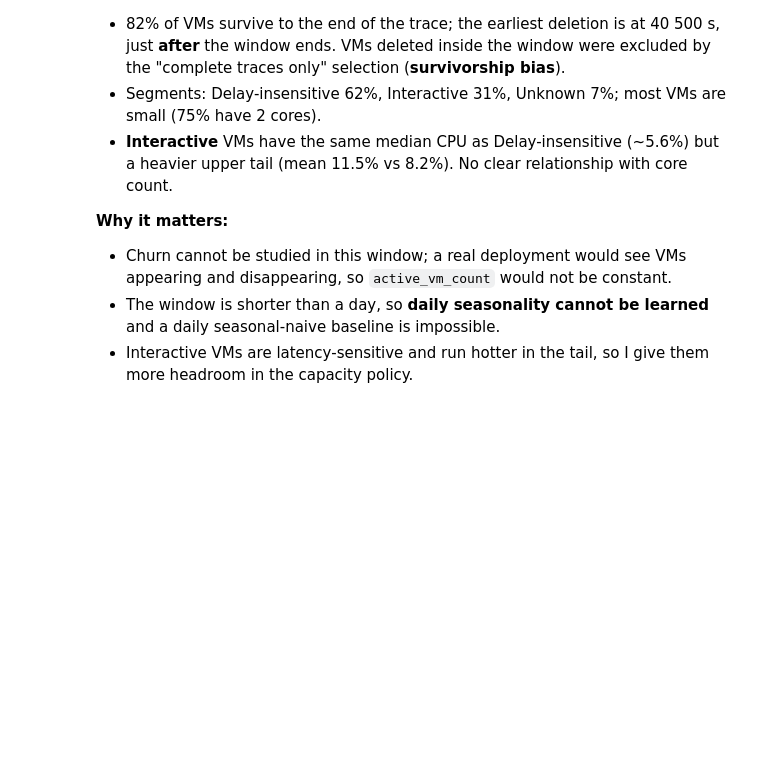
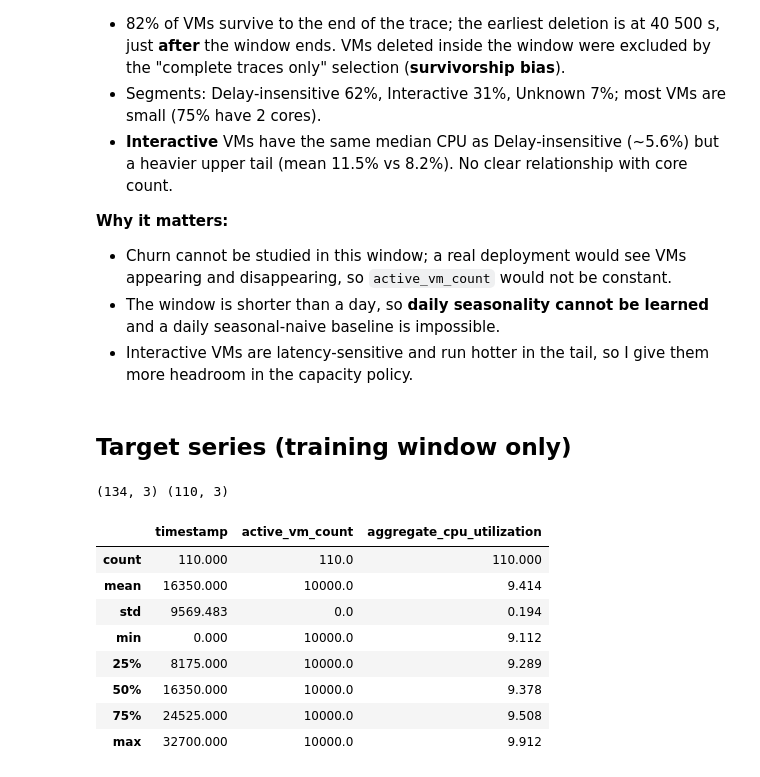
Before and after one commit to Akillot/forecasting-challenge, a Jupyter notebook: notebooks/01_data_audit.ipynb, the cells around one changed output. Saved outputs shown, nothing was run; the diff lists cells and outputs as text; code cells hidden in the pictures; blank space fills up the shorter version.

```diff
--- a/notebooks/01_data_audit.ipynb
+++ b/notebooks/01_data_audit.ipynb
@@ -233,3 +233,23 @@ appearing and disappearing, so `active_vm_count` would not be constant.
 and a daily seasonal-naive baseline is impossible.
 - Interactive VMs are latency-sensitive and run hotter in the tail,
 so I give them more headroom in the capacity policy.
+# %% [markdown]
+## Target series (training window only)
+# %%
+from cwfc.targets import build_targets, split_train_holdout
+
+targets = build_targets(cpu)
+train, _ = split_train_holdout(targets)
+print(targets.shape, train.shape)
+train.describe().round(3)
+# %% [output]
+(134, 3) (110, 3)
+|  | timestamp | active_vm_count | aggregate_cpu_utilization |
+| count | 110.000 | 110.0 | 110.000 |
+| mean | 16350.000 | 10000.0 | 9.414 |
+| std | 9569.483 | 0.0 | 0.194 |
+| min | 0.000 | 10000.0 | 9.112 |
+| 25% | 8175.000 | 10000.0 | 9.289 |
+| 50% | 16350.000 | 10000.0 | 9.378 |
+| 75% | 24525.000 | 10000.0 | 9.508 |
+| max | 32700.000 | 10000.0 | 9.912 |
```
Also changed, not shown: parts of 1 cell of this notebook.
